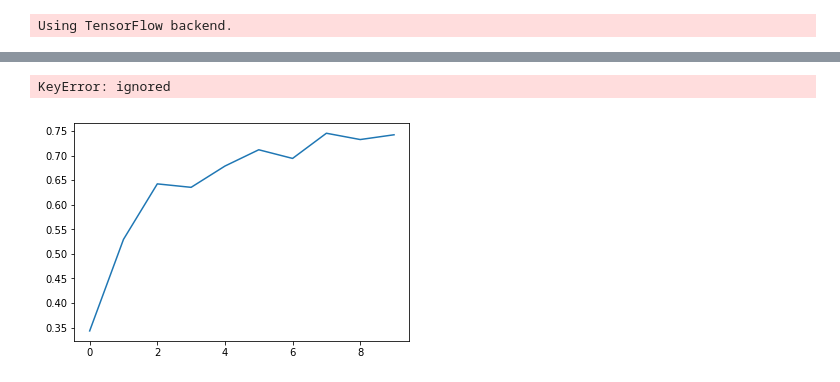
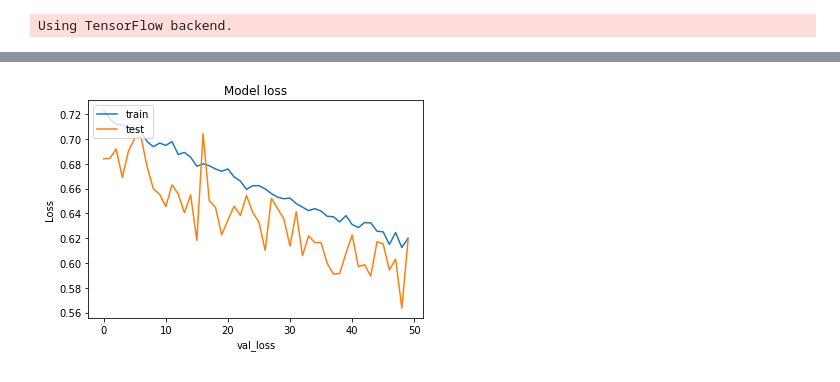
Before and after one commit to abogaziah/cfar10, a Jupyter notebook: cfar10_arch_2.ipynb, the cells around one changed output, grey strips where cells are left out. Drawn from its saved outputs; the diff is of its cells as text; code cells hidden in the pictures.

```diff
--- a/cfar10_arch_2.ipynb
+++ b/cfar10_arch_2.ipynb
@@ -79,13 +83,13 @@ datagen = ImageDataGenerator(
     )
 datagen.fit(x_train)
 
-lr_finder = LRFinder(min_lr=1e-5, max_lr=1e-2,steps_per_epoch=np.ceil(45000/64),
-                                 epochs=3)
-adam=keras.optimizers.rmsprop(lr=0.001)
+clr = CyclicLR(base_lr=3e-5, max_lr=3e-4,
+                                step_size=2812., mode='triangular2')
+adam=keras.optimizers.rmsprop(lr=3e-4)
 model.compile(loss='categorical_crossentropy', optimizer=adam , metrics=['accuracy'])
-history= model.fit_generator(datagen.flow(x_train, y_train, batch_size=64),epochs=4,\
+history= model.fit_generator(datagen.flow(x_train, y_train, batch_size=64),epochs=50,\
                              steps_per_epoch=x_train.shape[0]//64,\
-                             verbose=1,validation_data=(x_valid,y_valid),callbacks=[lr_finder])
+                             verbose=1,validation_data=(x_valid,y_valid),callbacks=[clr])
 # %% [output]
 _________________________________________________________________
 Layer (type)                 Output Shape              Param #
@@ -111,11 +113,10 @@ lr_finder.plot_loss()
 # %%
-plt.plot(history.history['acc'])
-plt.plot(history.history['lr'])
+plt.plot(history.history['loss'])
+plt.plot(history.history['val_loss'])
 plt.title('Model loss')
 plt.ylabel('Loss')
-plt.xlabel('Epoch')
-plt.legend(['acc', 'lr'], loc='upper left')
+plt.xlabel('val_loss')
+plt.legend(['train', 'test'], loc='upper left')
 plt.show()
 # %% [output]
-KeyError: ignored
-[figure, old version]
+[figure, new version]
```
Also changed, not shown: parts of 14 cells of this notebook.
